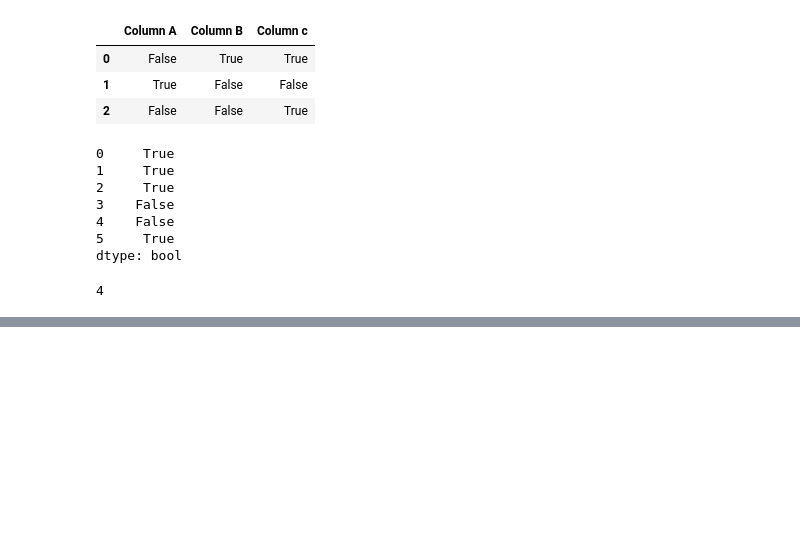
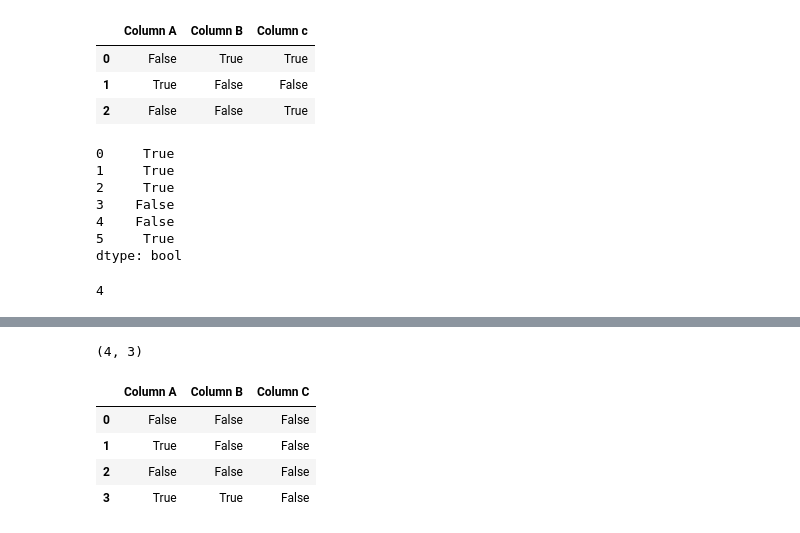
Before and after one commit to ayushd05/python, a Jupyter notebook: Data_Cleaning.ipynb, the cells around one changed output, grey strips where cells are left out. Cells and saved outputs as stored; diff of their text form; code cells hidden in the pictures; blank space fills up the shorter version.

```diff
--- a/Data_Cleaning.ipynb
+++ b/Data_Cleaning.ipynb
@@ -81,0 +158,12 @@ pd.notnull(s).sum()               #counts the number of non-null cells
+# %%
+df.shape
+# %% [output]
+(4, 3)
+# %%
+df.isnull()
+# %% [output]
+|  | Column A | Column B | Column C |
+| 0 | False | False | False |
+| 1 | True | False | False |
+| 2 | False | False | False |
+| 3 | True | True | False |
```
Also changed, not shown: parts of 24 cells of this notebook.
